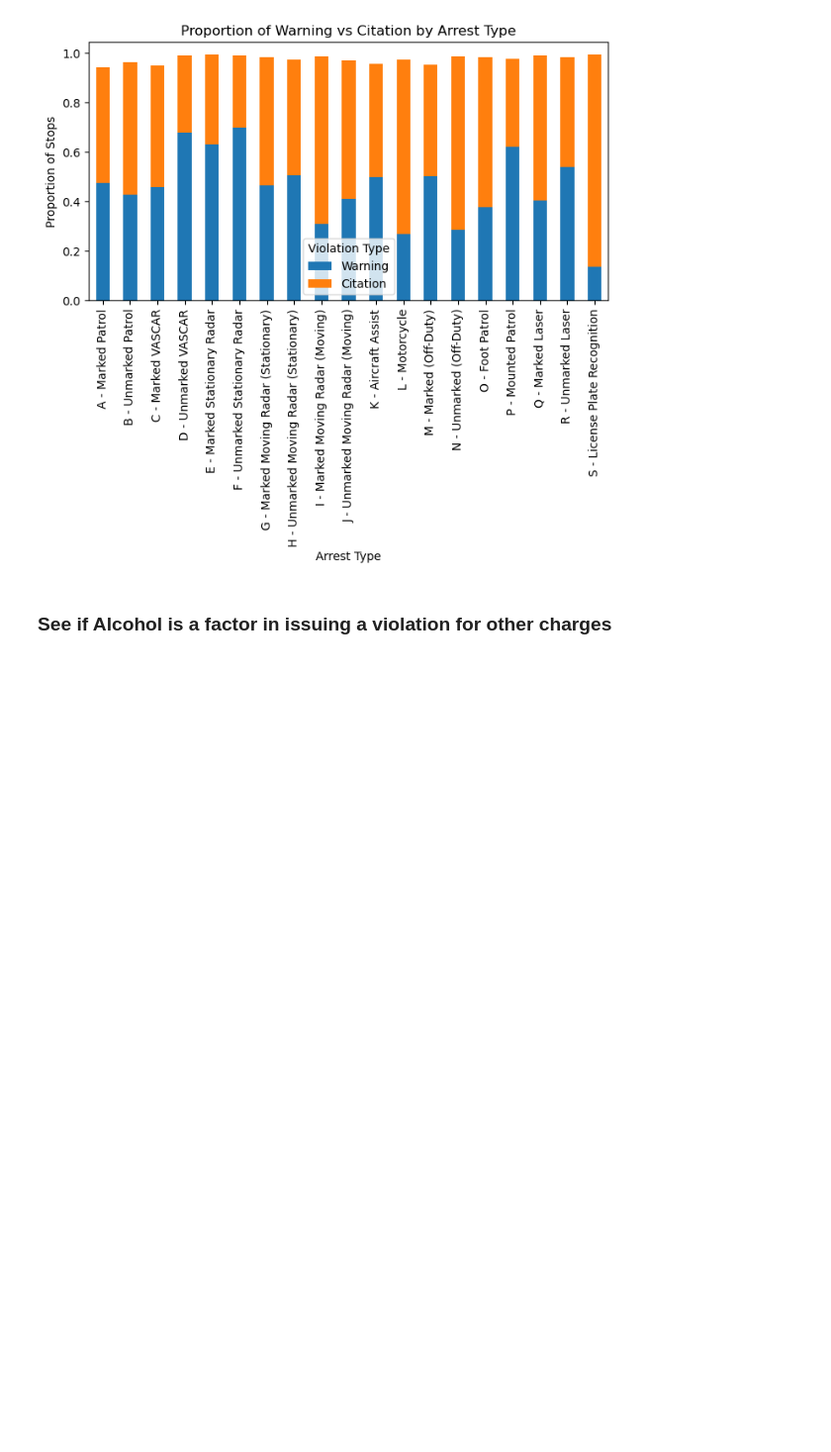
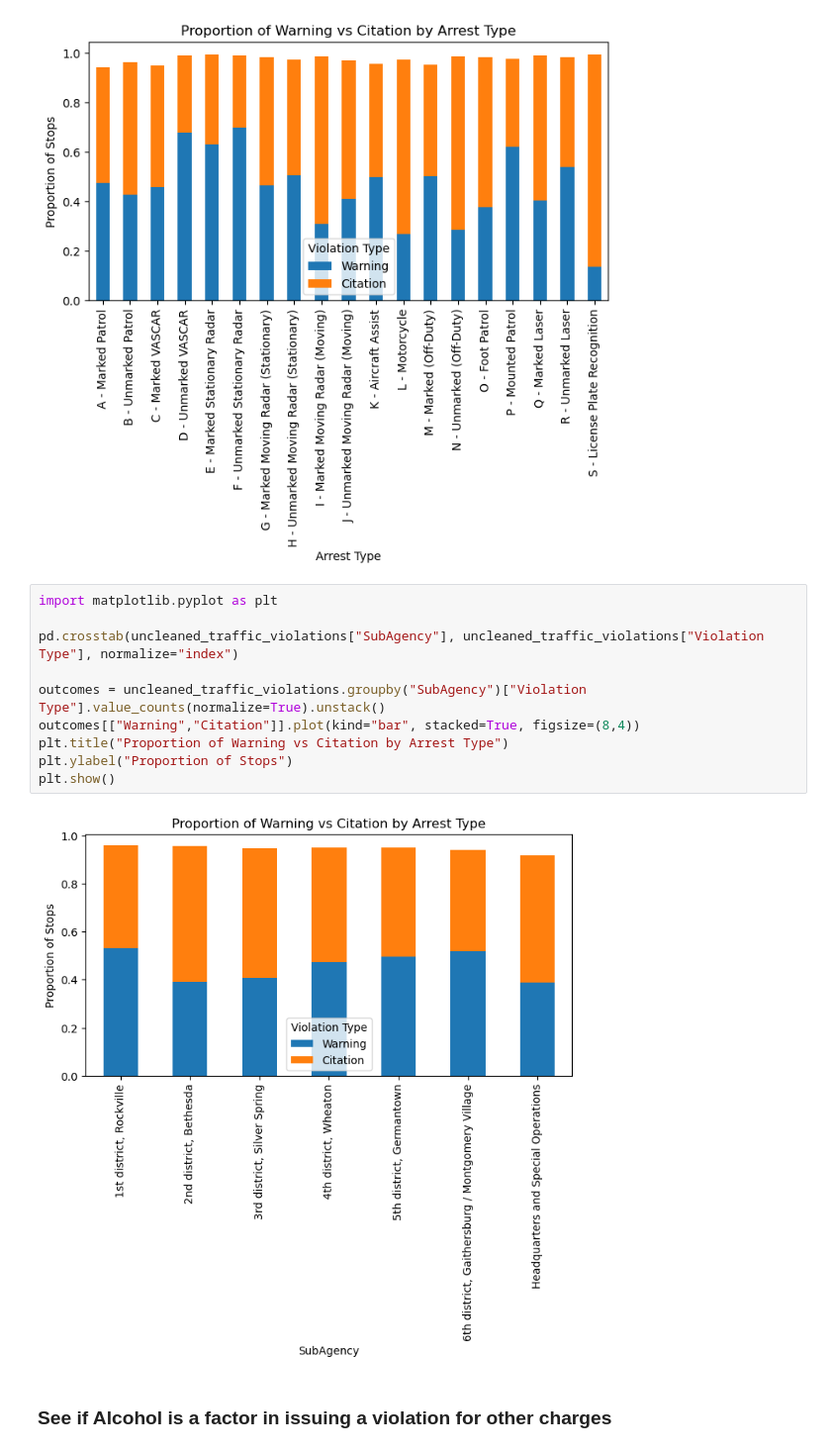
Before and after one commit to jeremiahliao/traffic-citation-predictor, a Jupyter notebook: jeremiah_scratchwork.ipynb, the cells around one changed output. Shown: that part at 99% size. Cells and saved outputs as stored; diff of their text form; blank space fills up the shorter version.

```diff
--- a/jeremiah_scratchwork.ipynb
+++ b/jeremiah_scratchwork.ipynb
@@ -247,6 +247,18 @@ plt.ylabel("Proportion of Stops")
 plt.show()
 # %% [output]
 [figure]
+# %%
+import matplotlib.pyplot as plt
+
+pd.crosstab(uncleaned_traffic_violations["SubAgency"], uncleaned_traffic_violations["Violation Type"], normalize="index")
+
+outcomes = uncleaned_traffic_violations.groupby("SubAgency")["Violation Type"].value_counts(normalize=True).unstack()
+outcomes[["Warning","Citation"]].plot(kind="bar", stacked=True, figsize=(8,4))
+plt.title("Proportion of Warning vs Citation by Arrest Type")
+plt.ylabel("Proportion of Stops")
+plt.show()
+# %% [output]
+[figure, added]
 # %% [markdown]
 ### See if Alcohol is a factor in issuing a violation for other charges
 # %%
```
Also changed, not shown: parts of 14 cells of this notebook, 7 other files.
